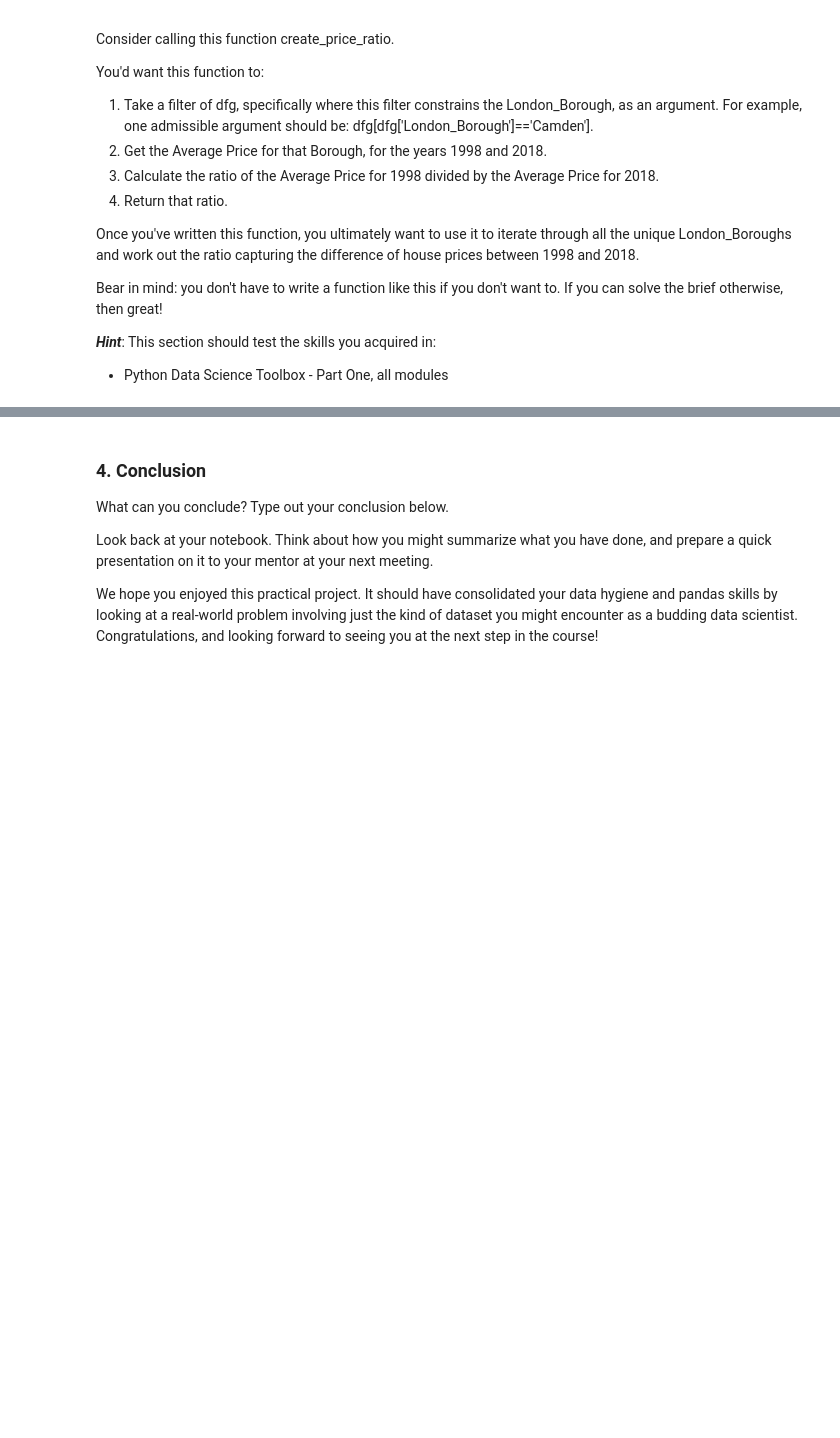
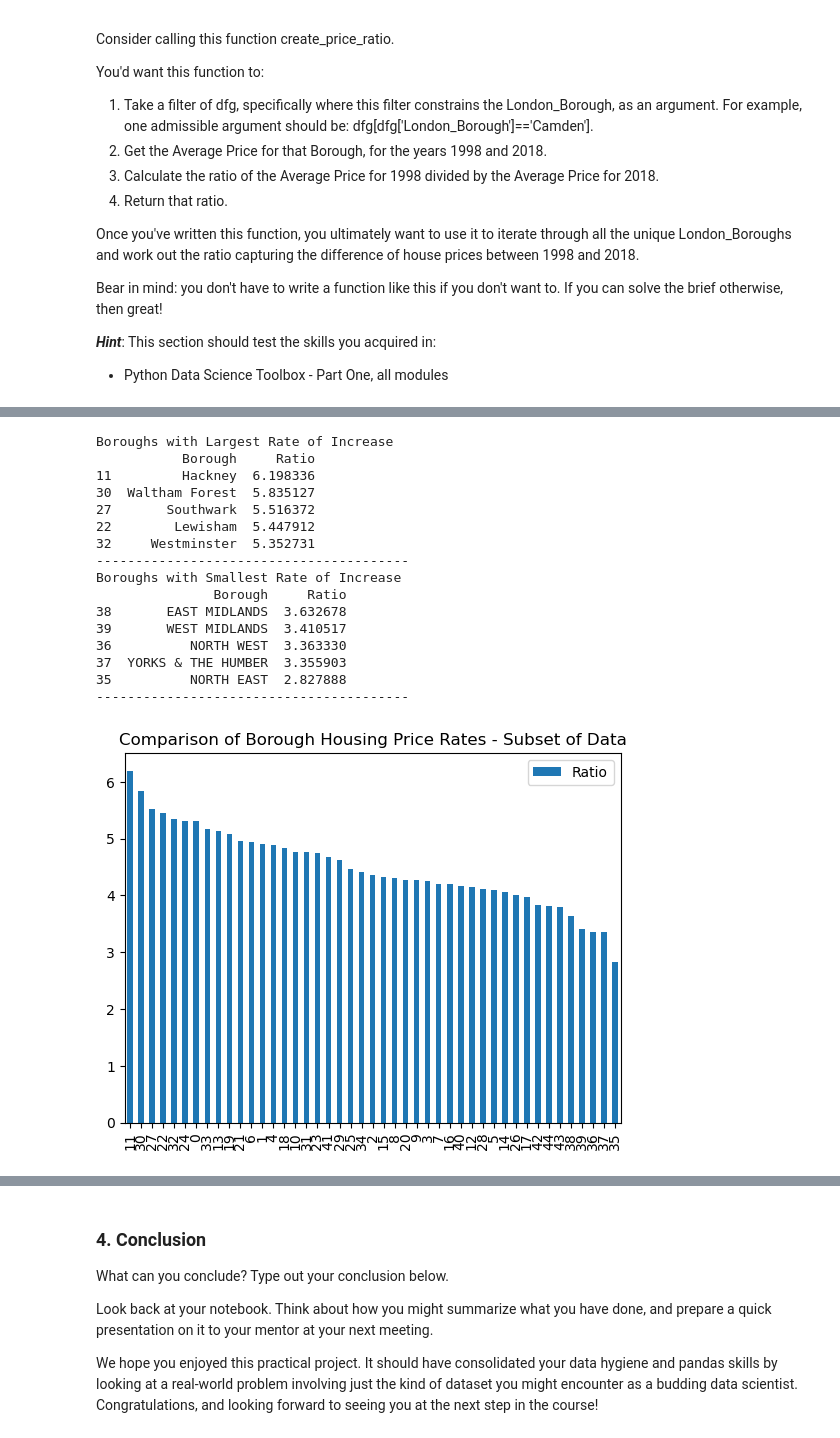
Before and after one commit to TristanPetersDS/springboard-case-studies, a Jupyter notebook: london-house-prices/Unit 4 Challenge - Tier 3.ipynb, the cells around one changed output, grey strips where cells are left out. Saved outputs shown, nothing was run; the diff lists cells and outputs as text; code cells hidden in the pictures; blank space fills up the shorter version.

```diff
--- a/london-house-prices/Unit 4 Challenge - Tier 3.ipynb
+++ b/london-house-prices/Unit 4 Challenge - Tier 3.ipynb
@@ -149,3 +212,6 @@ To this end, you *could* apply a ***lambda function***. Your logic could work as
 3. store that corresponding year as separate column.
 
 Whether you go ahead with this is up to you. Just so long as you answer our initial brief: which boroughs of London have seen the greatest house price increase, on average, over the past two decades?
+# %%
+df.loc[:,'Year'] = df['Month'].apply(lambda x: x.year)
+df.head()
@@ -170,0 +303,30 @@ Bear in mind: you don't have to write a function like this if you don't want to.
+# %%
+# Trial Results based on data subset for 1998 Vs. 2018 Prices
+trial_results_df = create_ratios_df(df, 1998, 2018)
+trial_results_df = trial_results_df.sort_values('Ratio', ascending=False)
+trial_results_df.plot(kind='bar',  title="Comparison of Borough Housing Price Rates - Subset of Data")
+
+print("Boroughs with Largest Rate of Increase")
+print(trial_results_df.head())
+print("----------------------------------------")
+print("Boroughs with Smallest Rate of Increase")
+print(trial_results_df.tail())
+print("----------------------------------------")
+# %% [output]
+Boroughs with Largest Rate of Increase
+           Borough     Ratio
+11         Hackney  6.198336
+30  Waltham Forest  5.835127
+27       Southwark  5.516372
+22        Lewisham  5.447912
+32     Westminster  5.352731
+----------------------------------------
+Boroughs with Smallest Rate of Increase
+               Borough     Ratio
+38       EAST MIDLANDS  3.632678
+39       WEST MIDLANDS  3.410517
+36          NORTH WEST  3.363330
+37  YORKS & THE HUMBER  3.355903
+35          NORTH EAST  2.827888
+----------------------------------------
+[figure, added]
```
Also changed, not shown: parts of 10 cells of this notebook.
